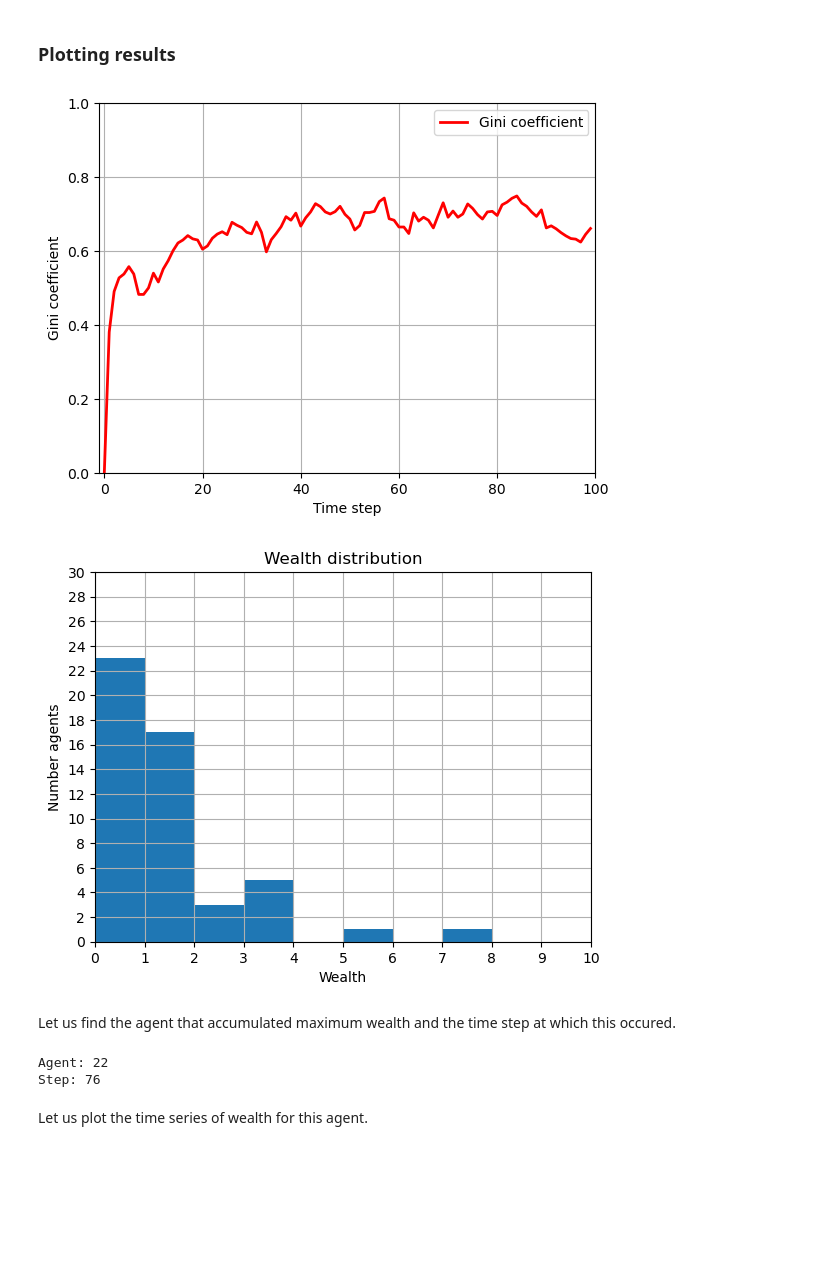
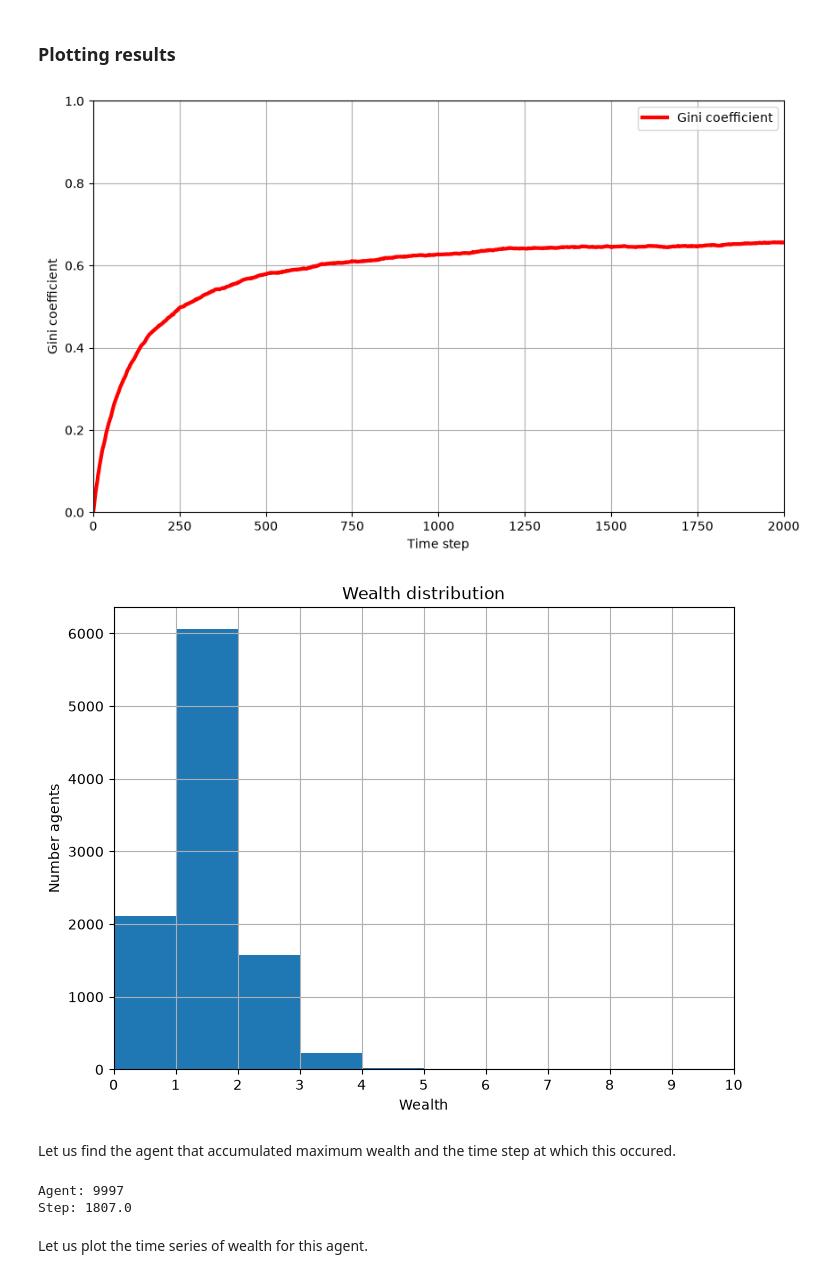
Before and after one commit to kthpanor/cb1020, a Jupyter notebook: docs/agent.ipynb, the cells around one changed output. Drawn from its saved outputs; the diff is of its cells as text; code cells hidden in the pictures; blank space fills up the shorter version.

```diff
--- a/docs/agent.ipynb
+++ b/docs/agent.ipynb
@@ -113,6 +131,5 @@ We run the model with 50 agents distributed in a 10 $\times$ 10 grid of cells fo
 # %%
-model = MoneyModel(50, 10, 10)
-
-for i in range(100):
+model = MoneyModel(10000, 1000, 1000)
+for _ in range(2000):
     model.step()
 # %% [markdown]
@@ -164,33 +167,32 @@ Step AgentID
 # %%
 import matplotlib.pyplot as plt
 
-model_df.plot(color="r", lw=2)
+model_df.plot(color="r", lw=3, figsize=(10, 6))
 
 plt.ylabel("Gini coefficient")
 plt.xlabel("Time step")
 plt.grid("on")
-plt.setp(plt.gca(), xlim=(-1, 100), ylim=(0, 1))
+plt.setp(plt.gca(), xlim=(-1, 2000), ylim=(0, 1))
 
 plt.show()
 # %% [output]
-[figure, old version]
+[figure, new version]
 # %%
 # extract a cross section of the dataframe for the final time step
 final_wealth_df = agent_df.xs(99, level="Step")
 
-# plot a histogram
-final_wealth_df.hist(bins=range(11))
+final_wealth_df.hist(bins=range(11), figsize=(8, 6))
 
 plt.title("Wealth distribution")
 plt.ylabel("Number agents")
 plt.xlabel("Wealth")
 plt.setp(
-    plt.gca(), xlim=(0, 10), xticks=range(11), ylim=(0, 30), yticks=range(0, 31, 2)
+    plt.gca(), xlim=(0, 10), xticks=range(11)
 )
 
 plt.show()
 # %% [output]
-[figure, old version]
+[figure, new version]
 # %% [markdown]
 Let us find the agent that accumulated maximum wealth and the time step at which this occured.
 # %%
@@ -199,8 +201,8 @@ step_idx, agent_idx = agent_df.idxmax().iloc[0]
 print("Agent:", agent_idx)
 print("Step:", step_idx)
 # %% [output]
-Agent: 22
-Step: 76
+Agent: 9997
+Step: 1807.0
 # %% [markdown]
 Let us plot the time series of wealth for this agent.
 # %%
```
Also changed, not shown: parts of 25 cells of this notebook, 20 other files.
